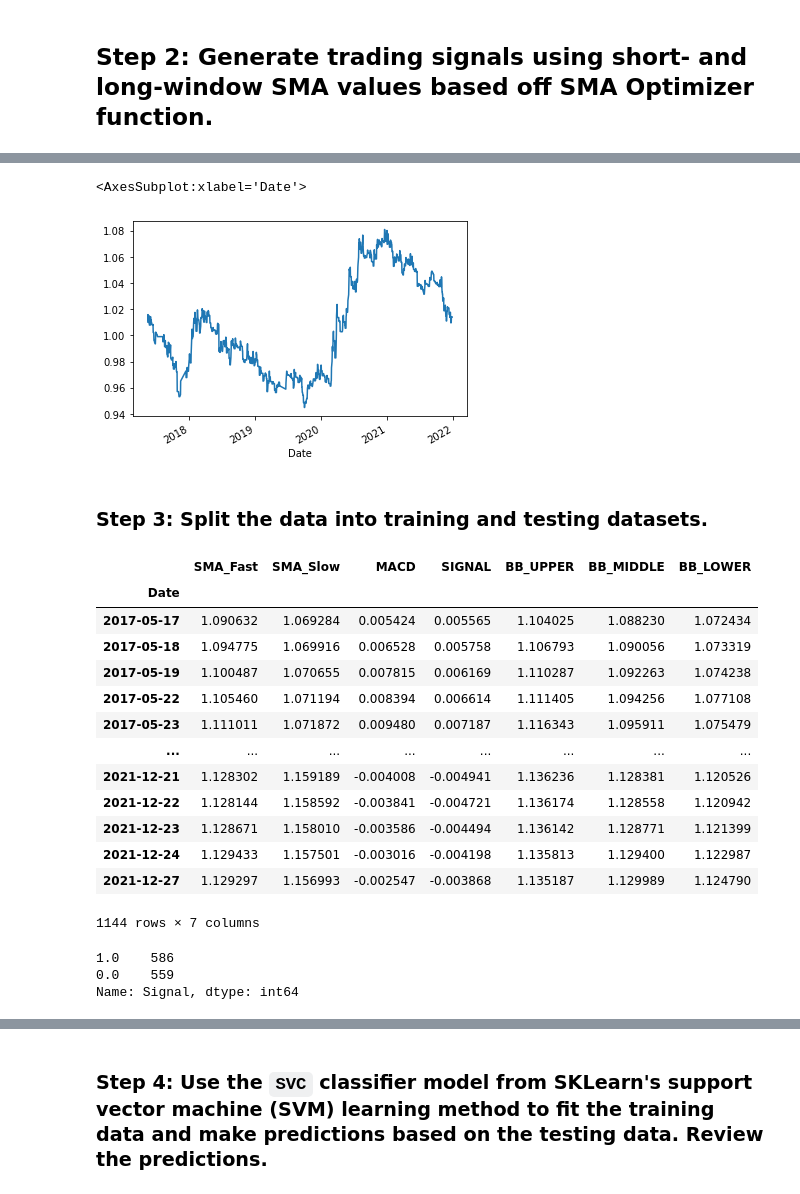
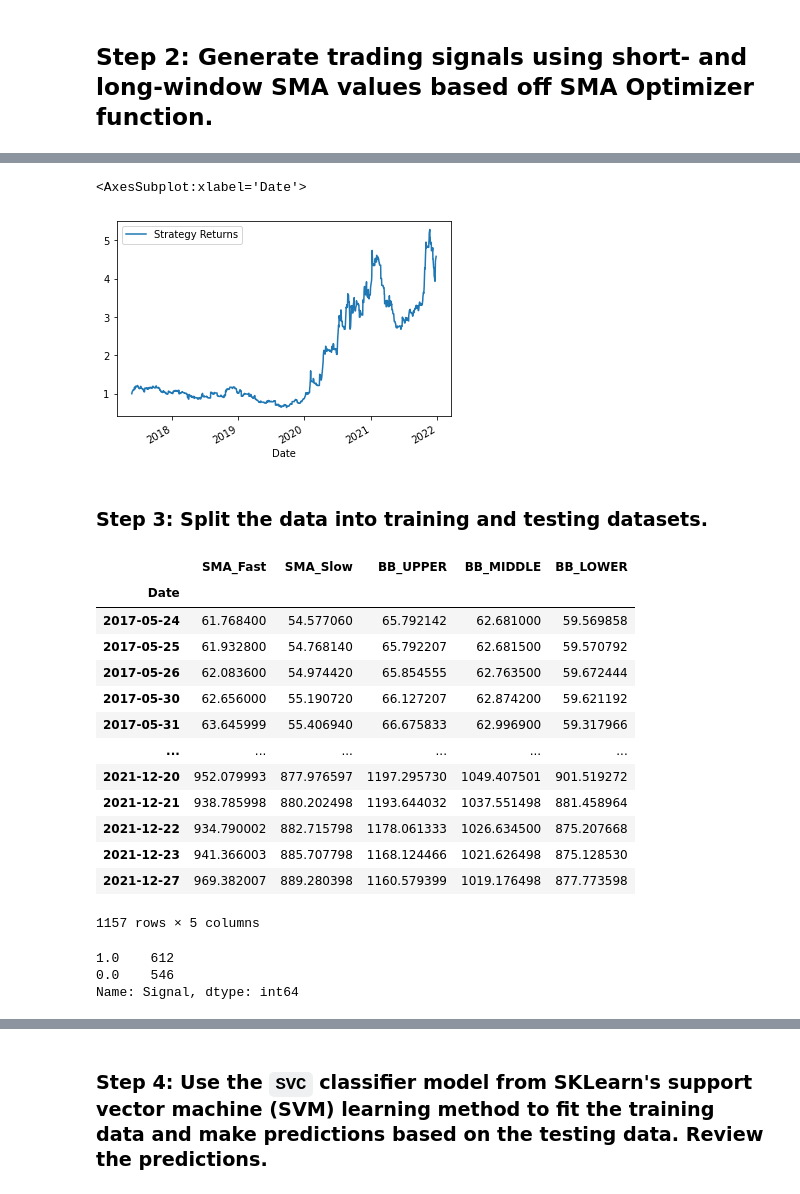
Before and after one commit to tembolo1284/Project_2_Bootcamp, a Jupyter notebook: TradingBot_OptimizedSMAs.ipynb, the cells around one changed output, grey strips where cells are left out. Saved outputs shown, nothing was run; the diff lists cells and outputs as text; code cells hidden in the pictures.

```diff
--- a/TradingBot_OptimizedSMAs.ipynb
+++ b/TradingBot_OptimizedSMAs.ipynb
@@ -24,7 +21,7 @@ from finta import TA
 # %%
 # Import the dataset into a Pandas Dataframe of instrument of your choice
 instrument_df = pd.read_csv(
-    Path("./Resources/EURUSD_5y.csv"),
+    Path("./Resources/TSLA_5y.csv"),
     index_col='Date',
     infer_datetime_format=True,
     parse_dates=True
@@ -267,7 +275,7 @@ macd_df.plot()
 # %% [markdown]
 ## Step 2: Generate trading signals using short- and long-window SMA values based off SMA Optimizer function.
 # %%
-signals_df = pd.concat([bollinger_df, signals_df, macd_df], axis=1)
+signals_df = pd.concat([bollinger_df, signals_df], axis=1)
 # %%
 # Initialize the new Signal column
 signals_df['Signal'] = 0.0
@@ -278,6 +286,8 @@ signals_df.loc[(signals_df['Actual Returns'] >= 0), 'Signal'] = 1
 # When Actual Returns are less than 0, generate signal to sell stock short
 signals_df.loc[(signals_df['Actual Returns'] < 0), 'Signal'] = 0
 
+signals_df['Entry/Exit'] = signals_df['Signal'].diff()
+
 # Review the DataFrame
 display(signals_df.head())
 display(signals_df.tail())
@@ -379,32 +387,32 @@ signals_df.dropna()
 # %%
 # Plot Strategy Returns to examine performance
-(1 + signals_df['Strategy Returns']).cumprod().plot()
+(1 + signals_df[['Strategy Returns']]).cumprod().plot()
 # %% [output]
 <AxesSubplot:xlabel='Date'>
-[figure, old version]
+[figure, new version]
 # %% [markdown]
 ### Step 3: Split the data into training and testing datasets.
 # %%
 # Assign a copy of the sma_fast and sma_slow columns to a features DataFrame called X
-X = signals_df[['SMA_Fast', 'SMA_Slow', "MACD", "SIGNAL", "BB_UPPER", "BB_MIDDLE", "BB_LOWER"]].shift().dropna()
+X = signals_df[['SMA_Fast', 'SMA_Slow', "BB_UPPER", "BB_MIDDLE", "BB_LOWER"]].shift().dropna()
 
 # Review the DataFrame
 X
 # %% [output]
-|  | SMA_Fast | SMA_Slow | MACD | SIGNAL | BB_UPPER | BB_MIDDLE | BB_LOWER |
-| Date |  |  |  |  |  |  |  |
-| 2017-05-17 | 1.090632 | 1.069284 | 0.005424 | 0.005565 | 1.104025 | 1.088230 | 1.072434 |
-| 2017-05-18 | 1.094775 | 1.069916 | 0.006528 | 0.005758 | 1.106793 | 1.090056 | 1.073319 |
-| 2017-05-19 | 1.100487 | 1.070655 | 0.007815 | 0.006169 | 1.110287 | 1.092263 | 1.074238 |
-| 2017-05-22 | 1.105460 | 1.071194 | 0.008394 | 0.006614 | 1.111405 | 1.094256 | 1.077108 |
-| 2017-05-23 | 1.111011 | 1.071872 | 0.009480 | 0.007187 | 1.116343 | 1.095911 | 1.075479 |
-| ... | ... | ... | ... | ... | ... | ... | ... |
-| 2021-12-21 | 1.128302 | 1.159189 | -0.004008 | -0.004941 | 1.136236 | 1.128381 | 1.120526 |
-| 2021-12-22 | 1.128144 | 1.158592 | -0.003841 | -0.004721 | 1.136174 | 1.128558 | 1.120942 |
-| 2021-12-23 | 1.128671 | 1.158010 | -0.003586 | -0.004494 | 1.136142 | 1.128771 | 1.121399 |
-| 2021-12-24 | 1.129433 | 1.157501 | -0.003016 | -0.004198 | 1.135813 | 1.129400 | 1.122987 |
-| 2021-12-27 | 1.129297 | 1.156993 | -0.002547 | -0.003868 | 1.135187 | 1.129989 | 1.124790 |
+|  | SMA_Fast | SMA_Slow | BB_UPPER | BB_MIDDLE | BB_LOWER |
+| Date |  |  |  |  |  |
+| 2017-05-24 | 61.768400 | 54.577060 | 65.792142 | 62.681000 | 59.569858 |
+| 2017-05-25 | 61.932800 | 54.768140 | 65.792207 | 62.681500 | 59.570792 |
+| 2017-05-26 | 62.083600 | 54.974420 | 65.854555 | 62.763500 | 59.672444 |
+| 2017-05-30 | 62.656000 | 55.190720 | 66.127207 | 62.874200 | 59.621192 |
+| 2017-05-31 | 63.645999 | 55.406940 | 66.675833 | 62.996900 | 59.317966 |
+| ... | ... | ... | ... | ... | ... |
+| 2021-12-20 | 952.079993 | 877.976597 | 1197.295730 | 1049.407501 | 901.519272 |
+| 2021-12-21 | 938.785998 | 880.202498 | 1193.644032 | 1037.551498 | 881.458964 |
+| 2021-12-22 | 934.790002 | 882.715798 | 1178.061333 | 1026.634500 | 875.207668 |
+| 2021-12-23 | 941.366003 | 885.707798 | 1168.124466 | 1021.626498 | 875.128530 |
+| 2021-12-27 | 969.382007 | 889.280398 | 1160.579399 | 1019.176498 | 877.773598 |
-1144 rows × 7 columns
+1157 rows × 5 columns
 # %%
 # Create the target set selecting the Signal column and assiging it to y
 #signals_df = signals_df[signals_df.Signal !=0]
@@ -413,8 +421,8 @@ y = signals_df['Signal']
 # Review the value counts
 y.value_counts()
 # %% [output]
-1.0    586
-0.0    559
+1.0    612
+0.0    546
 Name: Signal, dtype: int64
 # %%
 # Select the start of the training period
```
Also changed, not shown: parts of 37 cells of this notebook, 1 other file.
